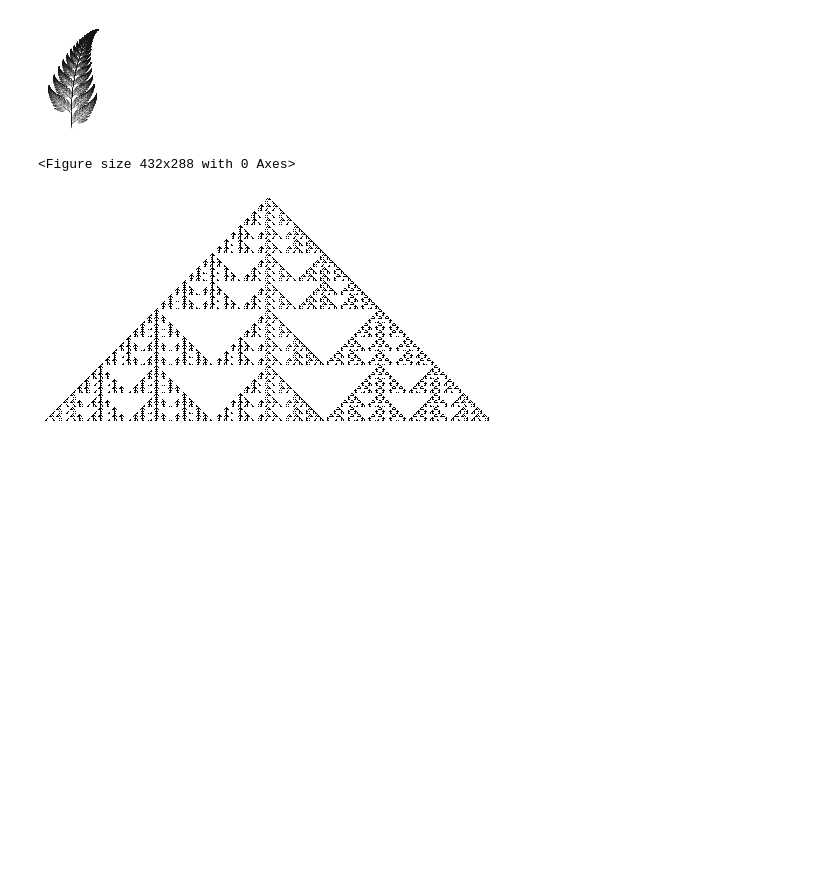
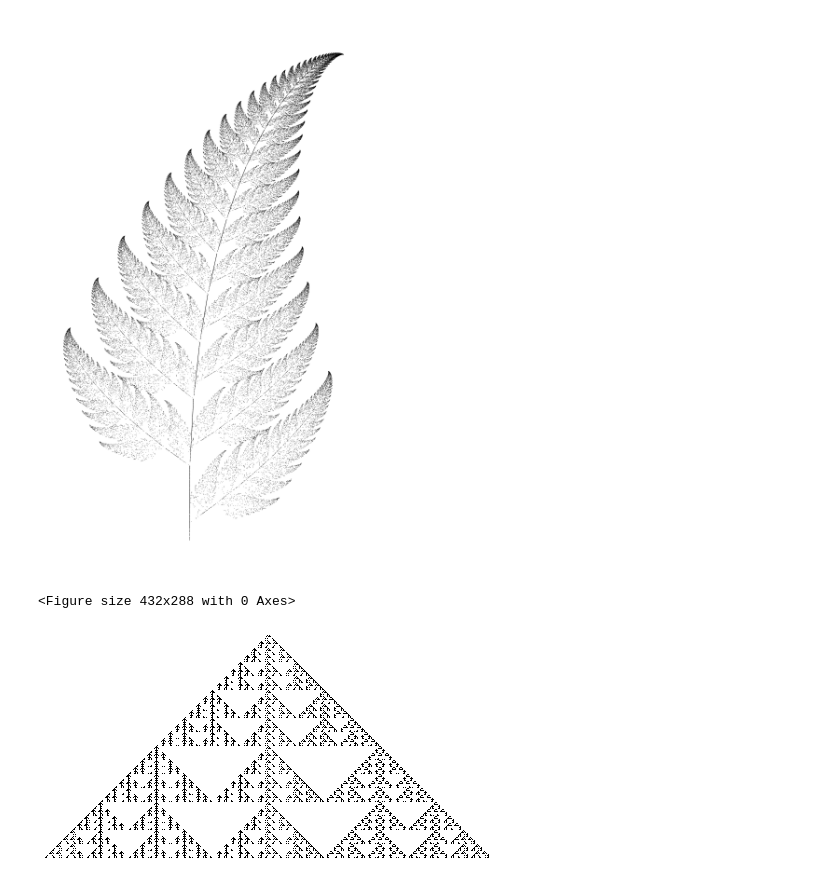
Before and after one commit to dianapzp96/Fractals, a Jupyter notebook: notebooks/test.ipynb, the cells around one changed output. Saved outputs shown, nothing was run; the diff lists cells and outputs as text; code cells hidden in the pictures; blank space fills up the shorter version.

Commit message:
figures update

```diff
--- a/notebooks/test.ipynb
+++ b/notebooks/test.ipynb
@@ -6,14 +6,14 @@ import matplotlib.pyplot as plt
 # %%
 # Barnsley fern
 x_coords, y_coords = fractals.BarnsleyFern()
 
-plt.figure(figsize=(1,2))
-plt.scatter(x_coords, y_coords, s=0.001, color='k', marker='.', facecolor='k')
+plt.figure(figsize=(3,5), dpi=1000)
+plt.scatter(x_coords, y_coords, s=0.2, color='k', marker='.', facecolor='k', edgecolor='none')
 plt.axis('off')
-plt.savefig('../images/barnsley_fern.png', dpi=400)
-plt.show();
+plt.tight_layout()
+plt.savefig('../images/barnsley_fern.png');
 # %% [output]
-[figure, old version]
+[figure, new version]
 # %%
 # Serpienski triangle
 rows = fractals.SierpinskiTriangle()
```
Also changed, not shown: 2 other files.
